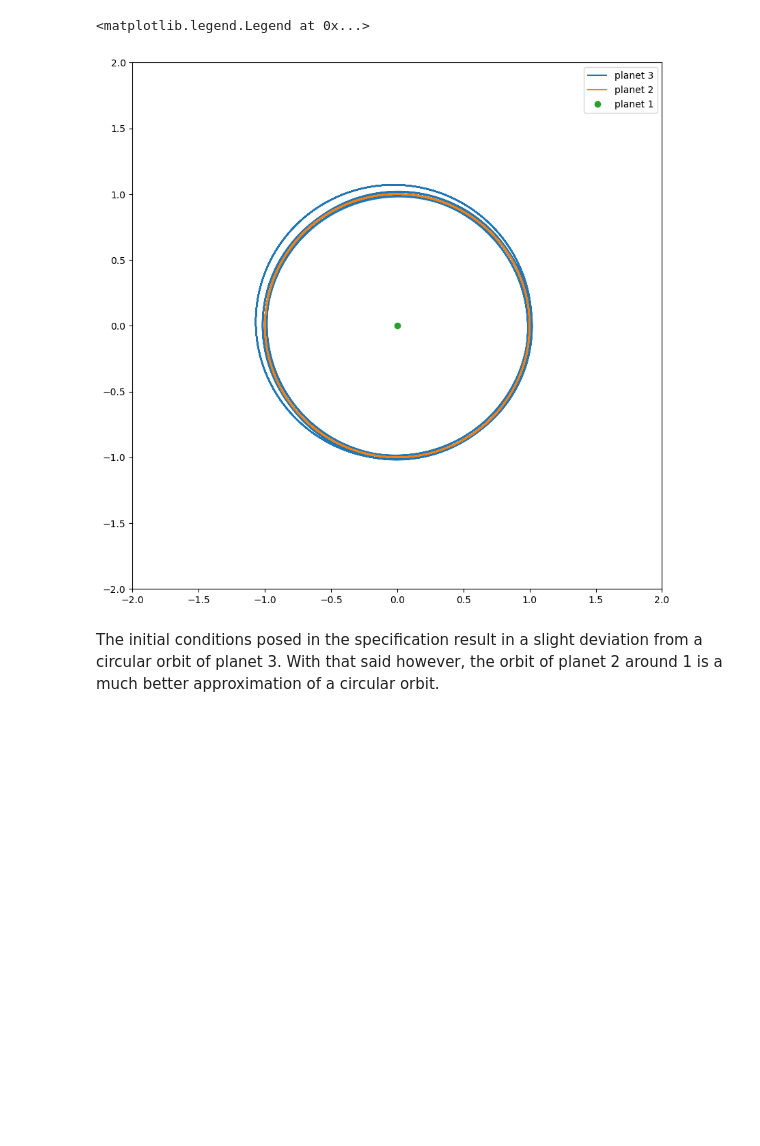
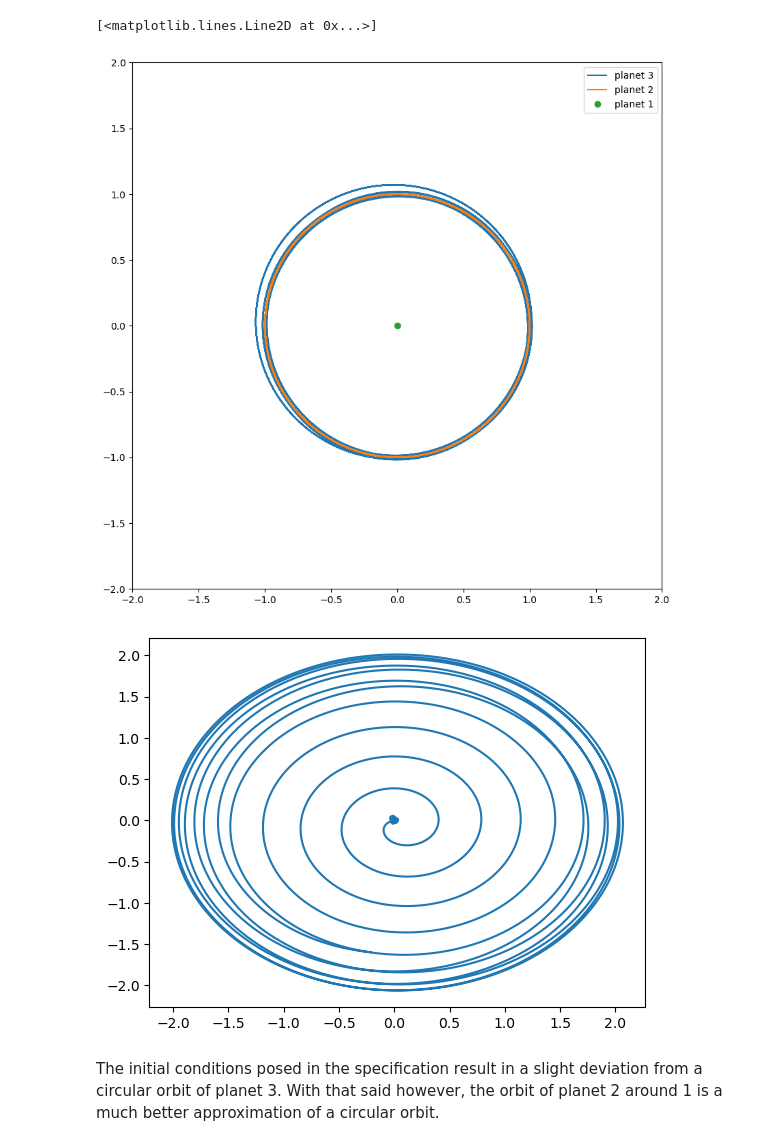
Before and after one commit to zfla/PHAS0030, a Jupyter notebook: Project/Logbook_W6.ipynb, the cells around one changed output. Drawn from its saved outputs; the diff is of its cells as text; code cells hidden in the pictures; blank space fills up the shorter version.

```diff
--- a/Project/Logbook_W6.ipynb
+++ b/Project/Logbook_W6.ipynb
@@ -62,14 +62,18 @@ for i in range(Nsteps-1):
 # %%
 plt.figure(figsize=(10,10))
 plt.plot(r3[:,0], r3[:,1], label='planet 3')
 plt.plot(r2[:,0], r2[:,1], label='planet 2')
 plt.plot(0, 0, 'o', label='planet 1')
 plt.xlim(-2,2)
 plt.ylim(-2,2)
 plt.legend()
+
+plt.figure()
+plt.plot(r2[:,0]-r3[:,0], r2[:,1]-r3[:,1], label='planet 2')
 # %% [output]
-<matplotlib.legend.Legend at 0x...>
+[<matplotlib.lines.Line2D at 0x...>]
 [figure]
+[figure, added]
 # %% [markdown]
 The initial conditions posed in the specification result in a slight deviation from a circular orbit of planet 3. With that said however, the orbit of planet 2 around 1 is a much better approximation of a circular orbit.
 # %%
```
Also changed, not shown: parts of 2 cells of this notebook, 8 other files.
